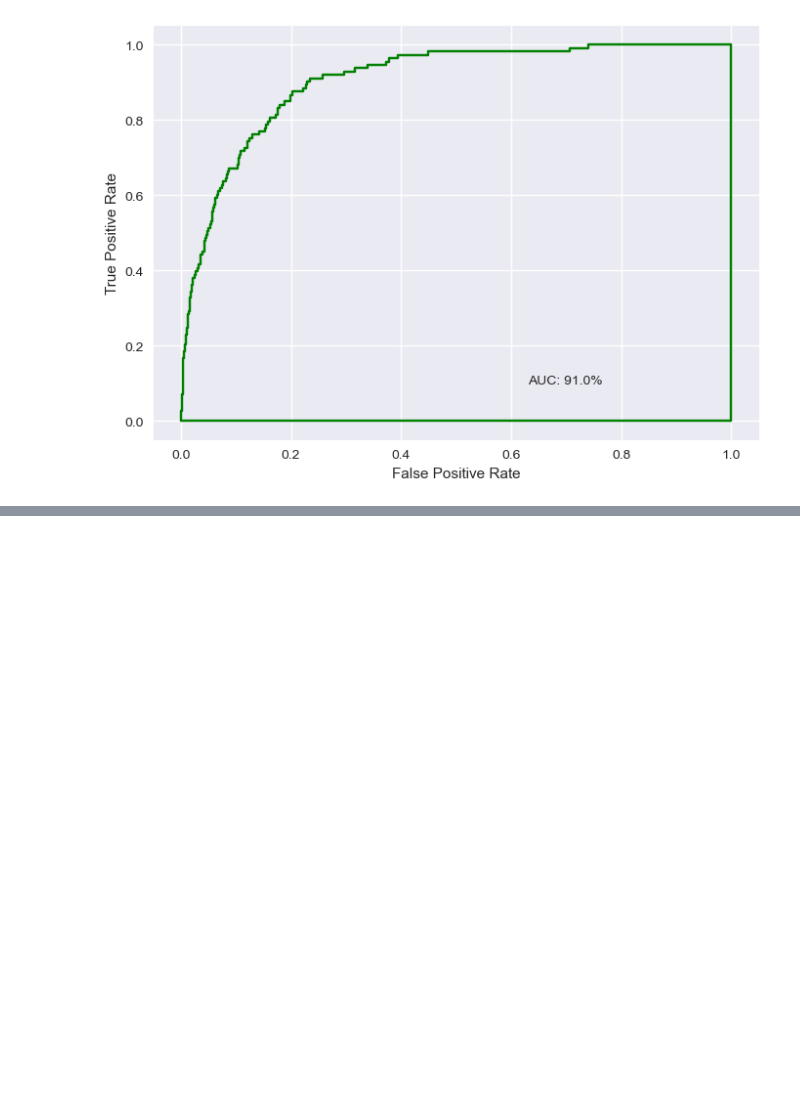
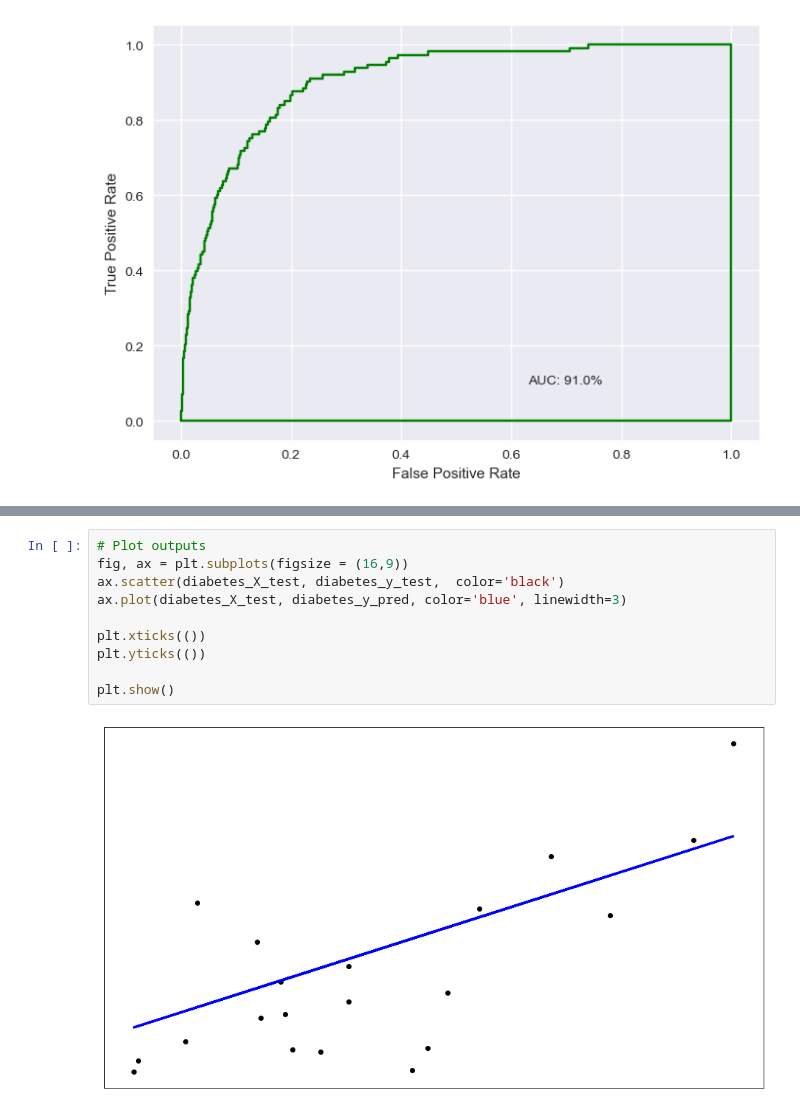
Before and after one commit to eric-batista/ml-algos-cedeteg, a Jupyter notebook: roteiro_de_estudos/3_avaliacao_de_modelos/matheus_basso/3.1_metricas_de_avalição_de_modelo.ipynb, the cells around one changed output, grey strips where cells are left out. Saved outputs shown, nothing was run; the diff lists cells and outputs as text; blank space fills up the shorter version.

```diff
--- a/roteiro_de_estudos/3_avaliacao_de_modelos/matheus_basso/3.1_metricas_de_avalição_de_modelo.ipynb
+++ b/roteiro_de_estudos/3_avaliacao_de_modelos/matheus_basso/3.1_metricas_de_avalição_de_modelo.ipynb
@@ -309,0 +372,12 @@ array([0. , 0.2, 0.4, 0.6, 0.8, 1. ])
+# %%
+# Plot outputs
+fig, ax = plt.subplots(figsize = (16,9))
+ax.scatter(diabetes_X_test, diabetes_y_test,  color='black')
+ax.plot(diabetes_X_test, diabetes_y_pred, color='blue', linewidth=3)
+
+plt.xticks(())
+plt.yticks(())
+
+plt.show()
+# %% [output]
+[figure, added]
```
Also changed, not shown: parts of 16 cells of this notebook.
